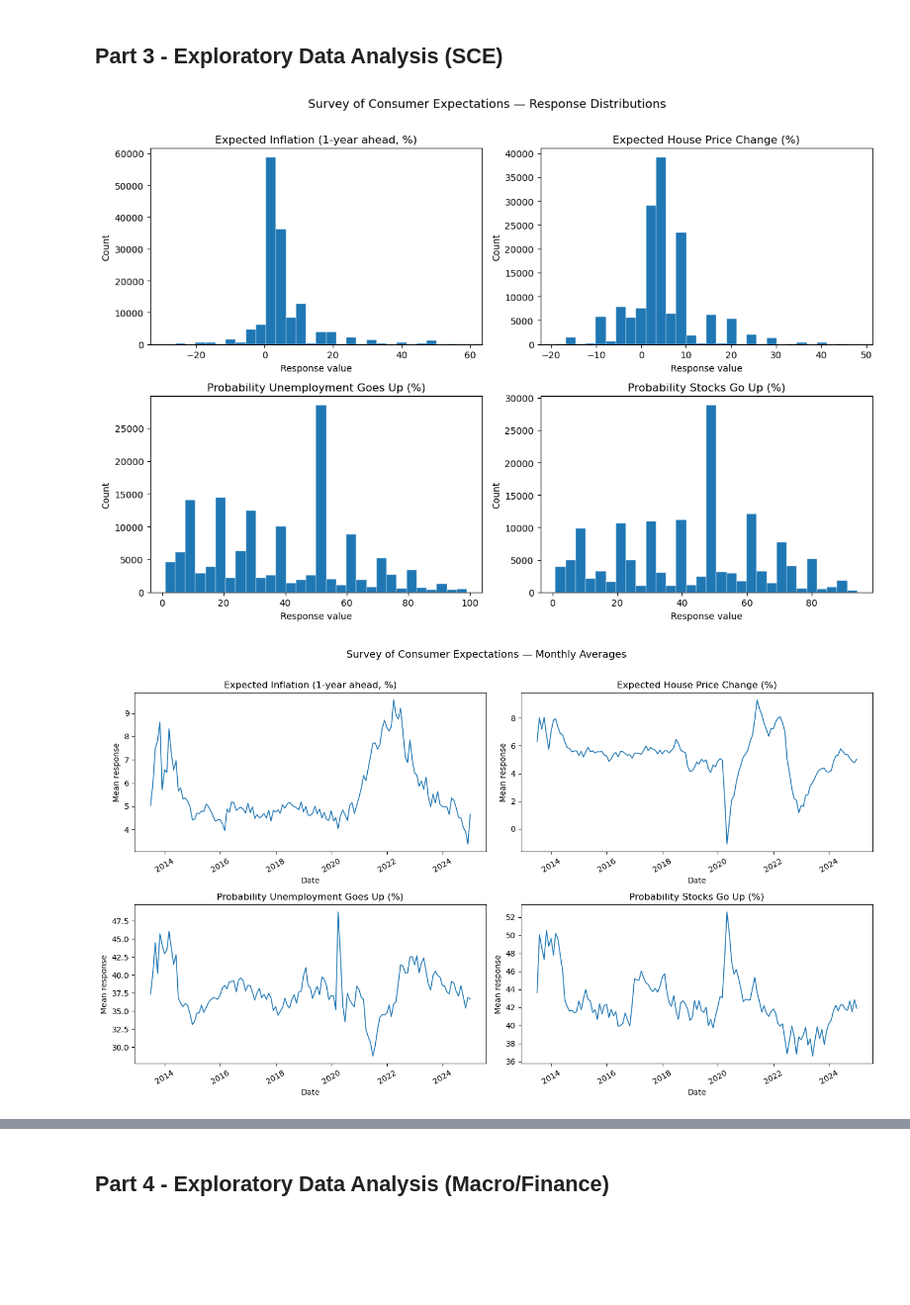
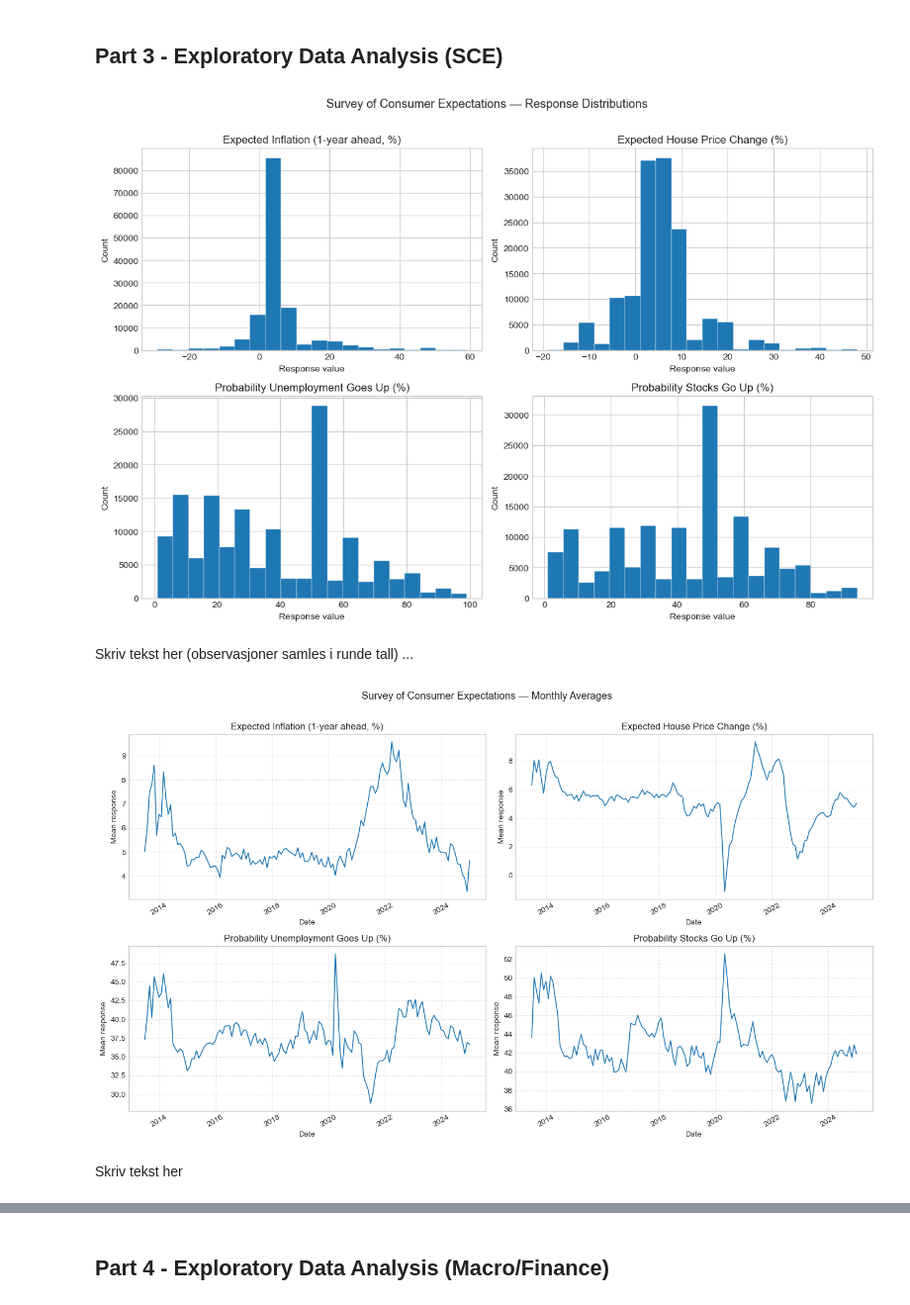
Before and after one commit to MHS17-NHH/FIE463-V26, a Jupyter notebook: data/solution.ipynb, the cells around one changed output, grey strips where cells are left out. Shown at 99% size. Saved outputs shown, nothing was run; the diff lists cells and outputs as text; code cells hidden in the pictures; blank space fills up the shorter version.

```diff
--- a/data/solution.ipynb
+++ b/data/solution.ipynb
@@ -52,6 +52,17 @@ COLS_FIRST_WAVE = [
 
 # Variables related to expectations → need outlier treatment
 COLS_EXPECTATIONS = ['infl_1y', 'house_price_change', 'prob_unrate_up', 'prob_stocks_up']
+
+# Define titles for the expectation variable plots
+titles = [
+    'Expected Inflation (1-year ahead, %)',
+    'Expected House Price Change (%)',
+    'Probability Unemployment Goes Up (%)',
+    'Probability Stocks Go Up (%)'
+]
+
+# Create a list of (column, title) pairs for plotting
+exp_plot_vars = list(zip(COLS_EXPECTATIONS, titles))
 
 # Variables related to individual characteristics → no cleaning needed
 COLS_INDIVIDUAL = [
@@ -217,12 +238,9 @@ yahoo_m = []
 # Resample to month-end frequency, compute returns, and shift by one month to avoid look-ahead bias
 for col, raw in yahoo_series.items():
     m = raw.resample("ME").last()
-    m[f"{col}_ret"]     = m[col].pct_change()
-    m[f"{col}_ret_12m"] = m[col].pct_change(12)
+    m[f"{col}_chg"]     = m[col].pct_change()
+    m[f"{col}_chg_12m"] = m[col].pct_change(12)
     yahoo_m.append(m.shift(1))
 
 # Concatenate all monthly resampled dataframes into a single DataFrame
 yahoo_all = pd.concat(yahoo_m, axis=1)
-
-# Overview of the final Yahoo Finance data after resampling and return calculations
-display(yahoo_all.tail())
@@ -360,31 +359,24 @@ All macroeconomic and finance data merged with SCE, limited to SCE date range an
 # %%
 # Step 1 - Histograms of the key expectation variables to visualize their distributions after cleaning
 # Set up a 2x2 grid of subplots
 fig, axes = plt.subplots(2, 2, figsize=(12, 8))
 
-# Define titles for the expectation variable plots
-titles = [
-    'Expected Inflation (1-year ahead, %)',
-    'Expected House Price Change (%)',
-    'Probability Unemployment Goes Up (%)',
-    'Probability Stocks Go Up (%)'
-]
 
-# Create a list of (column, title) pairs for plotting
-plot_vars = list(zip(COLS_EXPECTATIONS, titles))
 
 # Loop through the variables and create histograms
-for ax, (col, title) in zip(axes.flat, plot_vars):
-    ax.hist(sce_data[col].dropna(), bins=30, edgecolor='white', linewidth=0.3)
+for ax, (col, title) in zip(axes.flat, exp_plot_vars):
+    ax.hist(sce_data[col].dropna(), bins=20, edgecolor='white', linewidth=0.3)
     ax.set_title(title)
     ax.set_xlabel('Response value')
     ax.set_ylabel('Count')
 
 # Final adjustments and show the plot
 fig.suptitle('Survey of Consumer Expectations — Response Distributions', fontsize=13, y=1.01)
 _ = plt.tight_layout()
 # %% [output]
-[figure, old version]
+[figure, new version]
+# %% [markdown]
+Skriv tekst her (observasjoner samles i runde tall) ...
 # %%
 # Step 2 - Time series plots of the key expectation variables (monthly averages) to visualize trends and cycles
 # Compute monthly means for the expectation variables using the month-end date key (date_me) to group by month
@@ -398,17 +390,21 @@ monthly_means = (
 fig, axes = plt.subplots(2, 2, figsize=(14, 8))
 
 # Loop through the variables and create time series plots (Variables and titles defined in the previous step as plot_vars)
-for ax, (col, title) in zip(axes.flat, plot_vars):
+for ax, (col, title) in zip(axes.flat, exp_plot_vars):
     ax.plot(monthly_means.index, monthly_means[col], linewidth=1.2)
     ax.set_title(title)
     ax.set_xlabel('Date')
     ax.set_ylabel('Mean response')
     ax.tick_params(axis='x', rotation=30)
+    ax.grid(True, linestyle='--', alpha=0.5)
 
 # Final adjustments and show the plot
+
 fig.suptitle('Survey of Consumer Expectations — Monthly Averages', fontsize=13, y=1.01)
 _ = plt.tight_layout()
 # %% [output]
-[figure, old version]
+[figure, new version]
+# %% [markdown]
+Skriv tekst her
 # %%
 # Step 3 - Plot the share of optimists over time (monthly averages) to visualize trends and cycles in optimism
```
Also changed, not shown: parts of 11 cells of this notebook.
